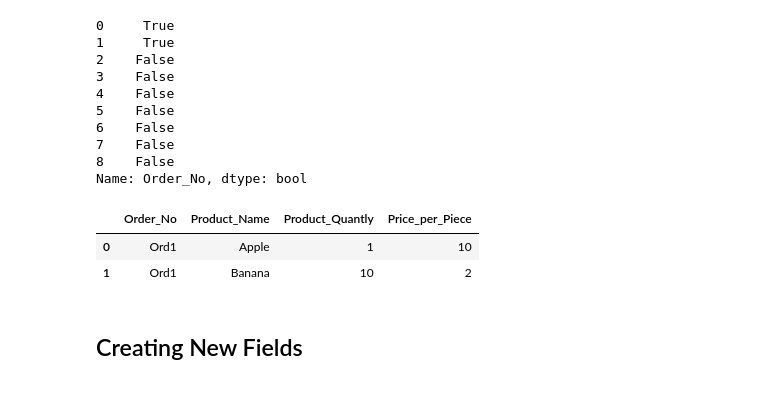
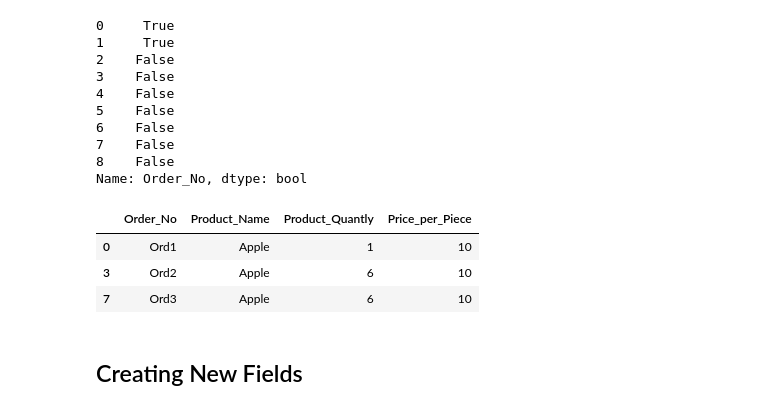
Before and after one commit to skg01/Coaching_ML, a Jupyter notebook: Python/Pandas_Practice.ipynb, the cells around one changed output. Cells and saved outputs as stored; diff of their text form; code cells hidden in the pictures.

```diff
--- a/Python/Pandas_Practice.ipynb
+++ b/Python/Pandas_Practice.ipynb
@@ -174,11 +194,12 @@ data.Order_No == "Ord1"
 8    False
 Name: Order_No, dtype: bool
 # %%
-data[data.Order_No == "Ord1"]
+data[(data.Product_Name == "Apple")]
 # %% [output]
 |  | Order_No | Product_Name | Product_Quantly | Price_per_Piece |
 | 0 | Ord1 | Apple | 1 | 10 |
-| 1 | Ord1 | Banana | 10 | 2 |
+| 3 | Ord2 | Apple | 6 | 10 |
+| 7 | Ord3 | Apple | 6 | 10 |
 # %% [markdown]
 ## Creating New Fields
 # %%
```
Also changed, not shown: parts of 34 cells of this notebook, 3 other files.
